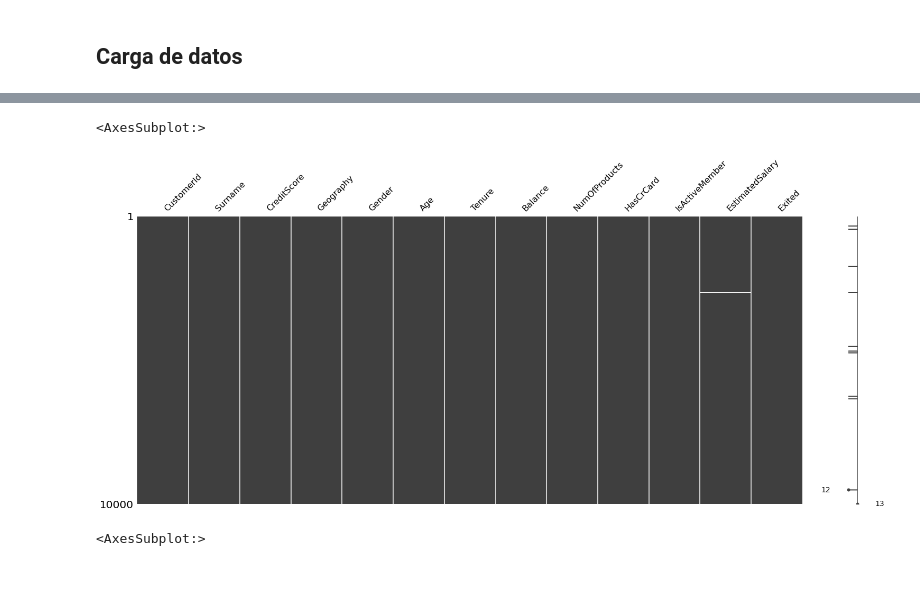
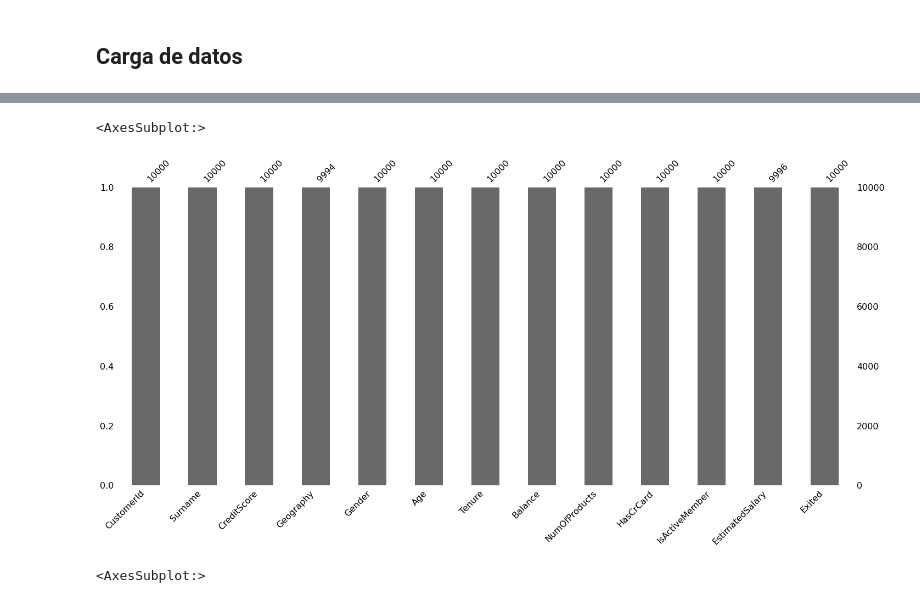
Before and after one commit to stivenlopezg/class-acamica, a Jupyter notebook: churn-modeling.ipynb, the cells around one changed output, grey strips where cells are left out. Drawn from its saved outputs; the diff is of its cells as text; code cells hidden in the pictures; blank space fills up the shorter version.

```diff
--- a/churn-modeling.ipynb
+++ b/churn-modeling.ipynb
@@ -42,8 +85,8 @@ churn.loc[indices_num, 'EstimatedSalary'] = np.nan
 # %%
-msno.matrix(churn)
+msno.bar(churn)
 # %% [output]
 <AxesSubplot:>
-[figure, old version]
+[figure, new version]
 # %%
 msno.heatmap(churn)
 # %% [output]
```
Also changed, not shown: parts of 29 cells of this notebook.
